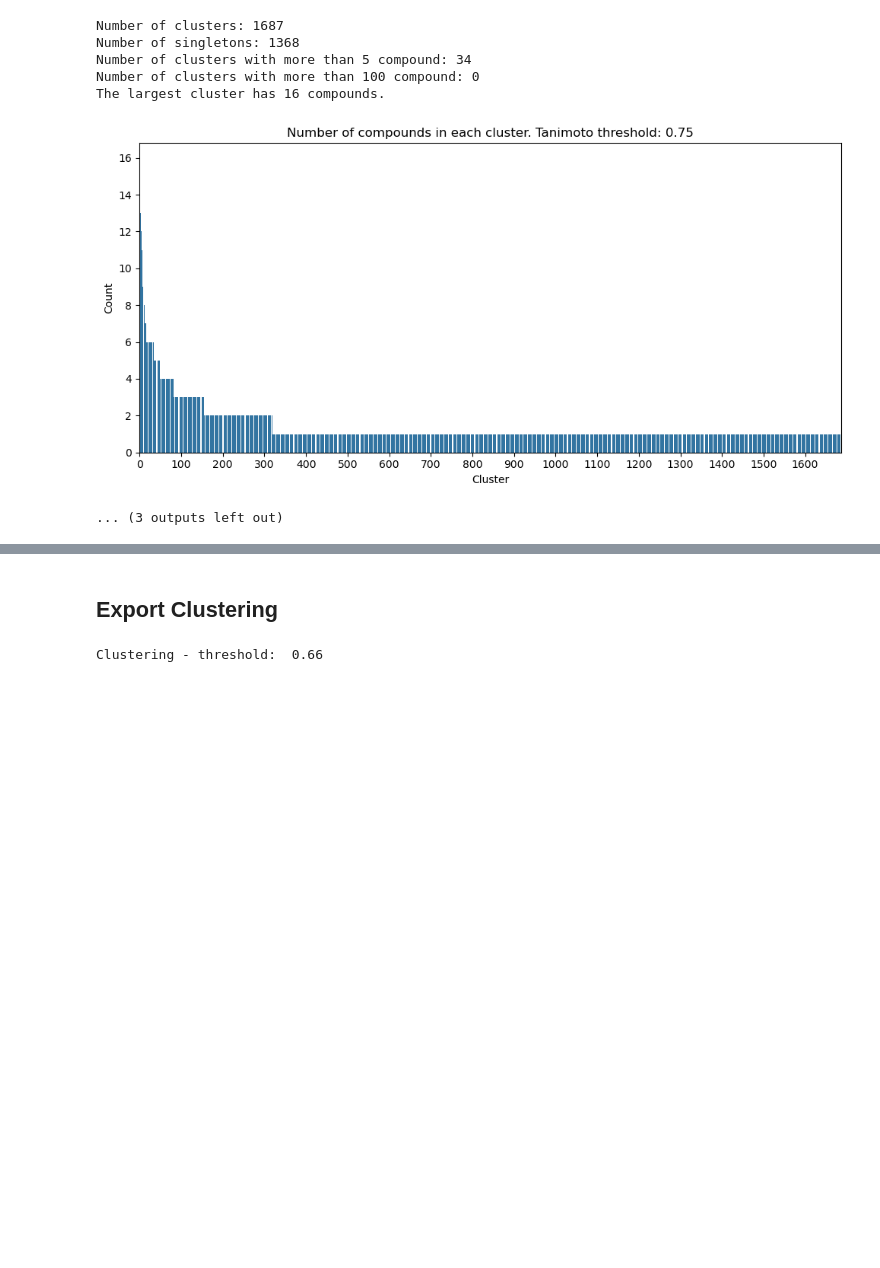
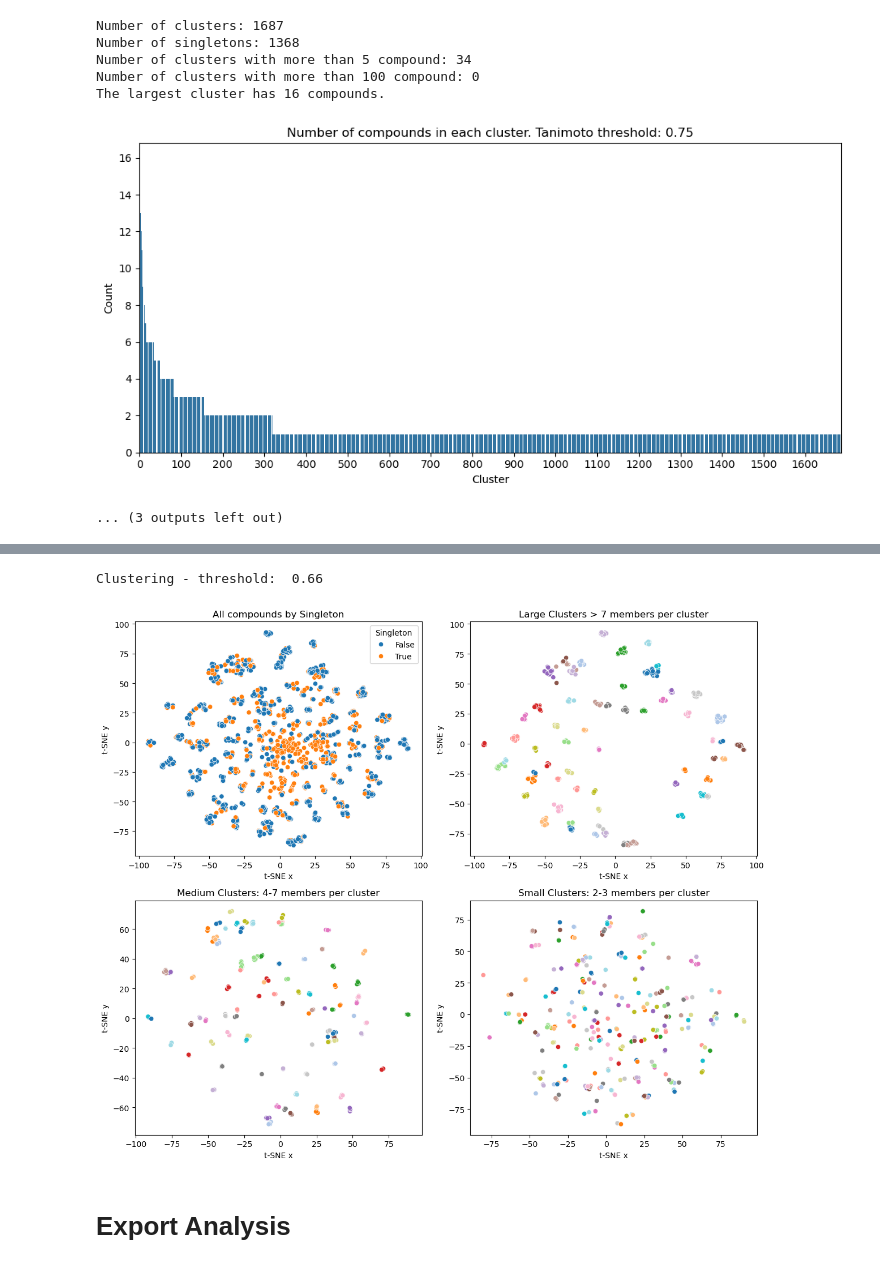
Before and after one commit to HoffOskar/ML_From_Scratch, a Jupyter notebook: Clustering/Butina.ipynb, the cells around one changed output, grey strips where cells are left out. Drawn from its saved outputs; the diff is of its cells as text; code cells hidden in the pictures; blank space fills up the shorter version.

```diff
--- a/Clustering/Butina.ipynb
+++ b/Clustering/Butina.ipynb
@@ -220,7 +244,61 @@ The largest cluster has 16 compounds.
+# %%
+### Clustering with the selected threshold
+plot_df = model.predict(threshold=0.66).copy()
+
+### Bin cluster sizes
+large_clusters = model.cluster_df.loc[model.cluster_df >= 7].index
+medium_clusters = model.cluster_df.loc[(model.cluster_df >= 4) & (model.cluster_df < 7)].index
+small_clusters = model.cluster_df.loc[(model.cluster_df >= 2) & (model.cluster_df < 4)].index
+
+### Boolean masks for cluster sizes
+large_mask = plot_df['Cluster'].isin(large_clusters)
+medium_mask = plot_df['Cluster'].isin(medium_clusters)
+small_mask = plot_df['Cluster'].isin(small_clusters)
+# %% [output]
+Clustering - threshold:  0.66
+# %%
+### Dimensionality reduction for visualization
+tsne = TSNE(n_components=2, random_state=0, perplexity=10)
+plot_df[['tsne_x', 'tsne_y']] = tsne.fit_transform(df)
+# %%
+### Plotting
+fig, axes = plt.subplots(2, 2, figsize=(12, 10))  # 2 rows, 2 cols
+axes = axes.flatten()  # flatten for easier indexing
+
+# Plot 1: Top-left — all data by Singleton
+sns.scatterplot(
+    x="tsne_x",
+    y="tsne_y",
+    hue="Singleton",
+    data=plot_df,
+    legend="full",
+    ax=axes[0],
+)
+axes[0].set_title("All compounds by Singleton")
+axes[0].set_xlabel("t-SNE x")
+axes[0].set_ylabel("t-SNE y")
+
+# Plot 2–4: Loop over masks
+masks = [large_mask, medium_mask, small_mask]
+titles = ["Large Clusters > 7 members per cluster", "Medium Clusters: 4-7 members per cluster", "Small Clusters: 2-3 members per cluster"]
+
+for i, (mask, title) in enumerate(zip(masks, titles), start=1):
+    sns.scatterplot(
+        x="tsne_x",
+        y="tsne_y",
+        hue="Cluster",
+        data=plot_df.loc[mask],
+        legend=None,
+        palette="tab20",
+        ax=axes[i],
+    )
+    axes[i].set_title(title)
+    axes[i].set_xlabel("t-SNE x")
+    axes[i].set_ylabel("t-SNE y")
+
+plt.tight_layout()
+plt.show()
+# %% [output]
+[figure, added]
 # %% [markdown]
-## Export Clustering
+# Export Analysis
-# %%
-pred_df = model.predict(threshold=0.66)
-pred_df.to_pickle("data/butina_clusters_66.pkl")
-# %% [output]
-Clustering - threshold:  0.66
```
Also changed, not shown: parts of 5 cells of this notebook, 2 other files.
